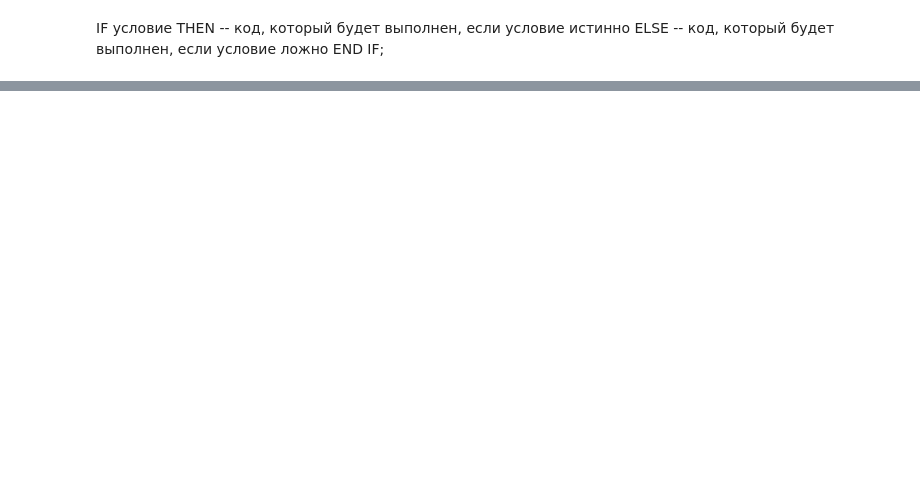
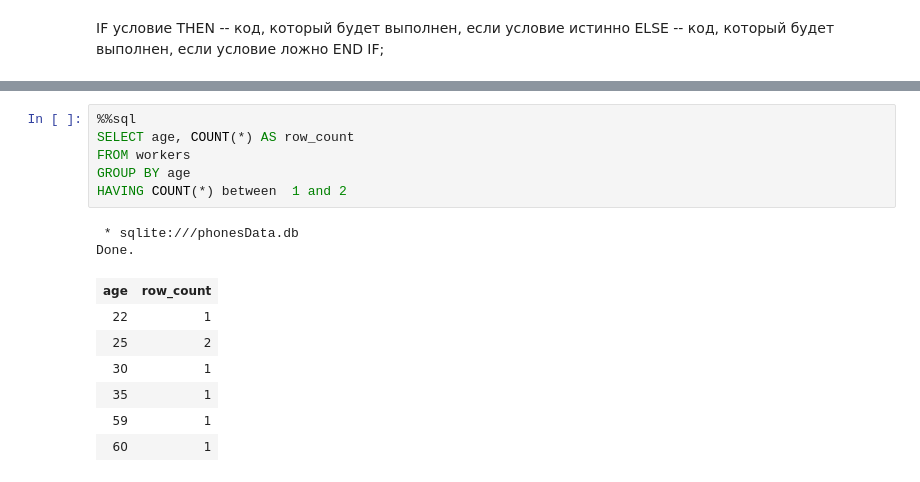
Before and after one commit to MrsMystique/python-repo, a Jupyter notebook: sqlmagic/sql magic.ipynb, the cells around one changed output, grey strips where cells are left out. Saved outputs shown, nothing was run; the diff lists cells and outputs as text; blank space fills up the shorter version.

```diff
--- a/sqlmagic/sql magic.ipynb
+++ b/sqlmagic/sql magic.ipynb
@@ -453,0 +708,16 @@ END IF;
+# %%
+%%sql
+SELECT age, COUNT(*) AS row_count
+FROM workers
+GROUP BY age
+HAVING COUNT(*) between  1 and 2
+# %% [output]
+ * sqlite:///phonesData.db
+Done.
+| age | row_count |
+| 22 | 1 |
+| 25 | 2 |
+| 30 | 1 |
+| 35 | 1 |
+| 59 | 1 |
+| 60 | 1 |
```
Also changed, not shown: parts of 27 cells of this notebook, 24 other files.
